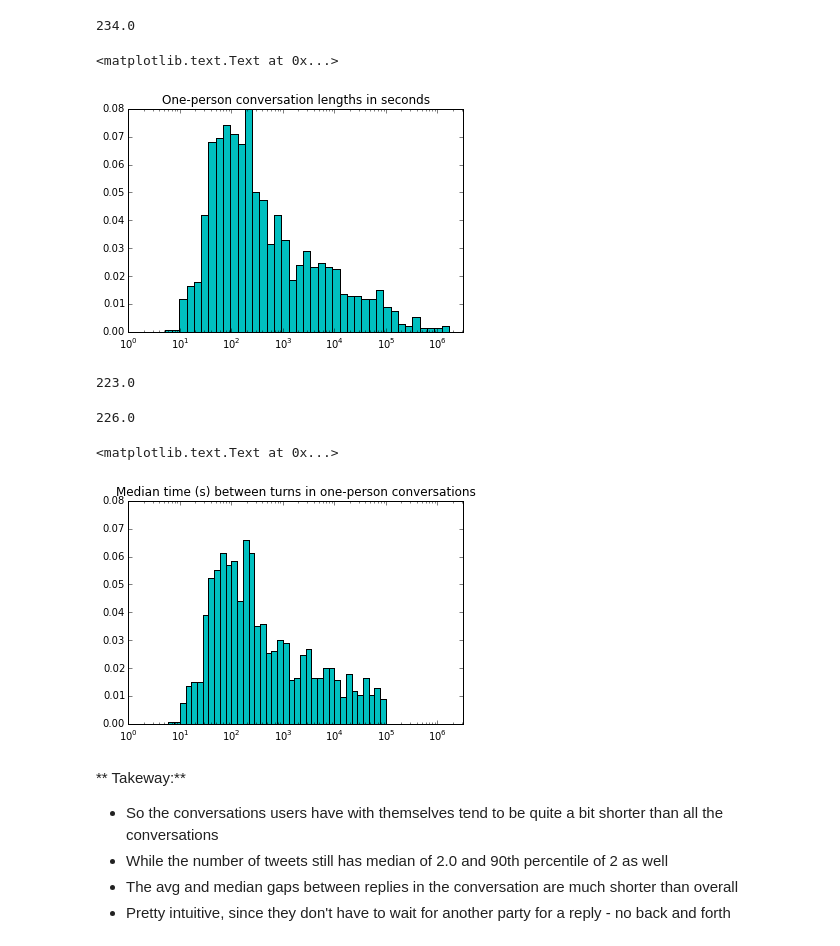
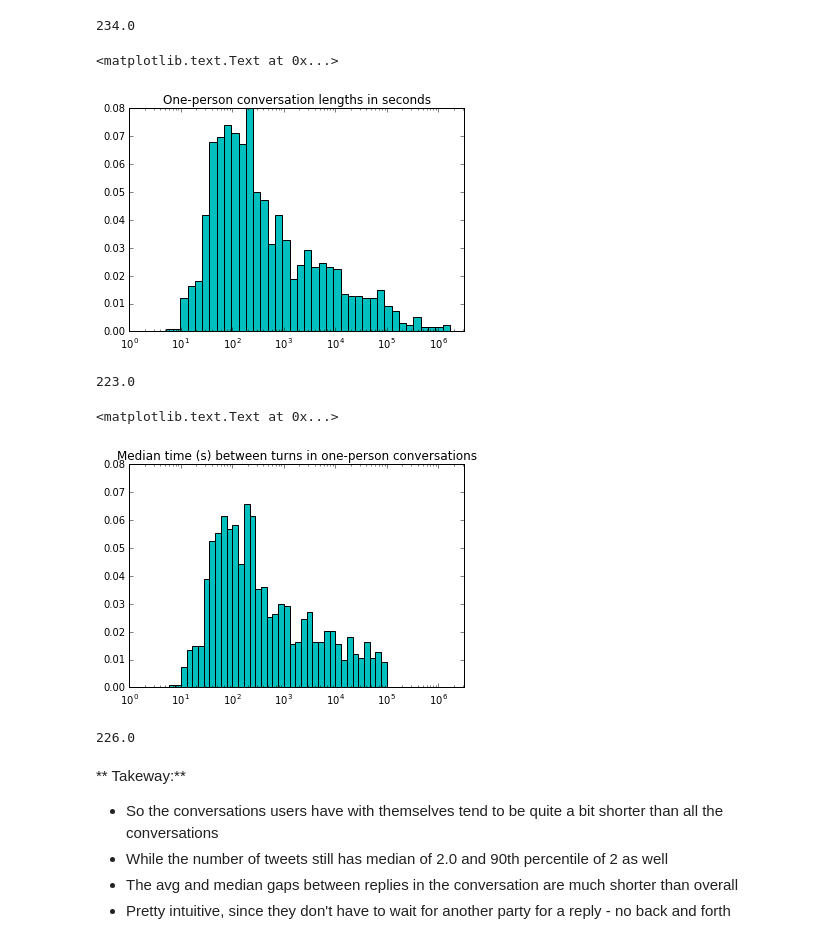
Before and after one commit to marinkala/ReplyNetworks, a Jupyter notebook: bbConversationAnalysisUsers.ipynb, the cells around one changed output. Cells and saved outputs as stored; diff of their text form; code cells hidden in the pictures.

```diff
--- a/bbConversationAnalysisUsers.ipynb
+++ b/bbConversationAnalysisUsers.ipynb
@@ -124,33 +124,29 @@ np.median(convs.convoLen[convs.userSetLen==1])
 # %% [output]
 234.0
 # %%
-convoLen = convs.convoLen[convs.userSetLen==1].dropna().tolist()
-bins=np.logspace(0, int(np.log(max(convoLen))), 100)
+mConvoLen = convs.convoLen[convs.userSetLen==1].dropna().tolist()
+bins=np.logspace(0, int(np.log(max(mConvoLen))), 100)
 width=bins[1:]-bins[:-1]
-h, b=np.histogram(convoLen,bins)
+h, b=np.histogram(mConvoLen,bins)
 h=h/float(sum(h))
 plt.bar(b[:-1], h, width, color='c')
 #plt.plot(bins[:-1], fit[:-1]*width, linewidth=2)
 plt.gca().set_xscale("log")
 plt.xlim(xmin=0,xmax=10**6.5)
 plt.ylim(ymin=0, ymax=0.08)
 plt.title('One-person conversation lengths in seconds')
 # %% [output]
 <matplotlib.text.Text at 0x...>
-[figure, old version]
+[figure, new version]
 # %%
 np.median(convs.avgTimePerReply[convs.userSetLen==1])
 # %% [output]
 223.0
-# %%
-np.median(convs.medianReplyTime[convs.userSetLen==1])
-# %% [output]
-226.0
 # %%
-medRepTime=convs[convs.userSetLen==1].medianReplyTime.dropna().tolist()
-bins=np.logspace(0, int(np.log(max(medRepTime))), 100)
+mMedRepTime=convs[convs.userSetLen==1].medianReplyTime.dropna().tolist()
+bins=np.logspace(0, int(np.log(max(mMedRepTime))), 100)
 width=bins[1:]-bins[:-1]
-h, b=np.histogram(medRepTime,bins)
+h, b=np.histogram(mMedRepTime,bins)
 h=h/float(sum(h))
 plt.bar(b[:-1], h, width, color='c')
 #plt.plot(bins[:-1], fit[:-1]*width, linewidth=2)
@@ -160,7 +156,11 @@ plt.ylim(ymin=0, ymax=0.08)
 plt.title('Median time (s) between turns in one-person conversations')
 # %% [output]
 <matplotlib.text.Text at 0x...>
-[figure, old version]
+[figure, new version]
+# %%
+np.median(mMedRepTime)
+# %% [output]
+226.0
 # %% [markdown]
 ** Takeway:**
 * So the conversations users have with themselves tend to be quite a bit shorter than all the conversations
```
Also changed, not shown: parts of 25 cells of this notebook, 3 other files.
